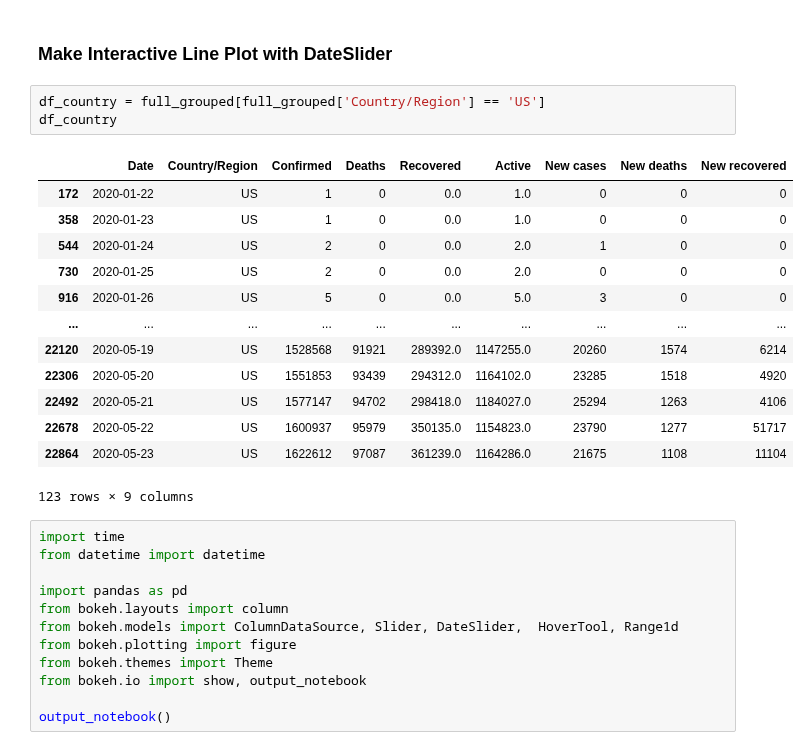
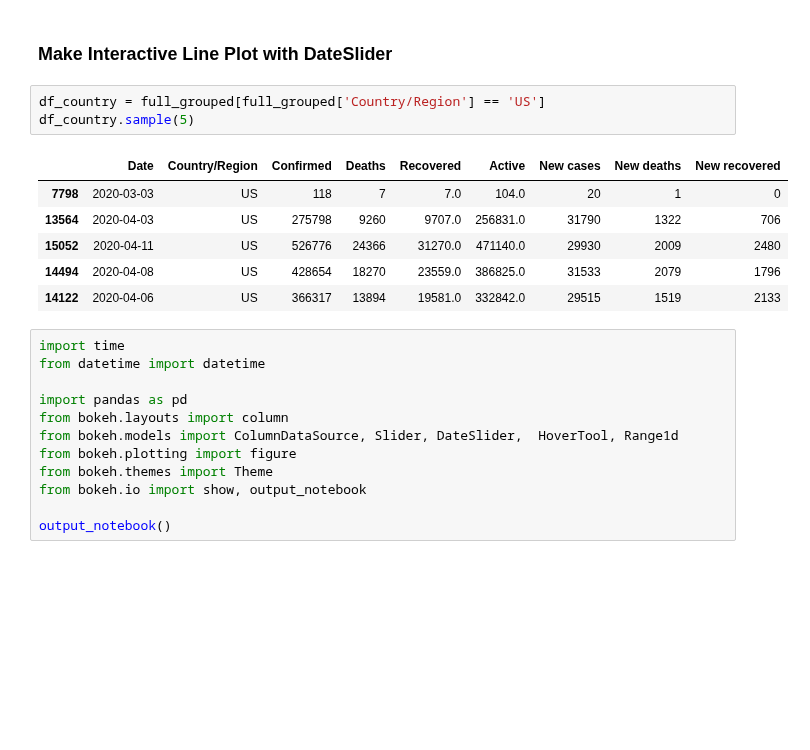
Before and after one commit to mahalakshmi-sabanayagam/COVID19_twitter_equity_analysis, a Jupyter notebook: JHU_COVIDSpread_DataAcquisition.ipynb, the cells around one changed output. Saved outputs shown, nothing was run; the diff lists cells and outputs as text; blank space fills up the shorter version.

```diff
--- a/JHU_COVIDSpread_DataAcquisition.ipynb
+++ b/JHU_COVIDSpread_DataAcquisition.ipynb
@@ -174,21 +146,14 @@ full_grouped
 ### Make Interactive Line Plot with DateSlider
 # %%
 df_country = full_grouped[full_grouped['Country/Region'] == 'US']
-df_country
+df_country.sample(5)
 # %% [output]
 |  | Date | Country/Region | Confirmed | Deaths | Recovered | Active | New cases | New deaths | New recovered |
-| 172 | 2020-01-22 | US | 1 | 0 | 0.0 | 1.0 | 0 | 0 | 0 |
-| 358 | 2020-01-23 | US | 1 | 0 | 0.0 | 1.0 | 0 | 0 | 0 |
-| 544 | 2020-01-24 | US | 2 | 0 | 0.0 | 2.0 | 1 | 0 | 0 |
-| 730 | 2020-01-25 | US | 2 | 0 | 0.0 | 2.0 | 0 | 0 | 0 |
-| 916 | 2020-01-26 | US | 5 | 0 | 0.0 | 5.0 | 3 | 0 | 0 |
-| ... | ... | ... | ... | ... | ... | ... | ... | ... | ... |
-| 22120 | 2020-05-19 | US | 1528568 | 91921 | 289392.0 | 1147255.0 | 20260 | 1574 | 6214 |
-| 22306 | 2020-05-20 | US | 1551853 | 93439 | 294312.0 | 1164102.0 | 23285 | 1518 | 4920 |
-| 22492 | 2020-05-21 | US | 1577147 | 94702 | 298418.0 | 1184027.0 | 25294 | 1263 | 4106 |
-| 22678 | 2020-05-22 | US | 1600937 | 95979 | 350135.0 | 1154823.0 | 23790 | 1277 | 51717 |
-| 22864 | 2020-05-23 | US | 1622612 | 97087 | 361239.0 | 1164286.0 | 21675 | 1108 | 11104 |
+| 7798 | 2020-03-03 | US | 118 | 7 | 7.0 | 104.0 | 20 | 1 | 0 |
+| 13564 | 2020-04-03 | US | 275798 | 9260 | 9707.0 | 256831.0 | 31790 | 1322 | 706 |
+| 15052 | 2020-04-11 | US | 526776 | 24366 | 31270.0 | 471140.0 | 29930 | 2009 | 2480 |
+| 14494 | 2020-04-08 | US | 428654 | 18270 | 23559.0 | 386825.0 | 31533 | 2079 | 1796 |
+| 14122 | 2020-04-06 | US | 366317 | 13894 | 19581.0 | 332842.0 | 29515 | 1519 | 2133 |
-123 rows × 9 columns
 # %%
 import time
 from datetime import datetime
```
Also changed, not shown: parts of 9 cells of this notebook, 2 other files.
